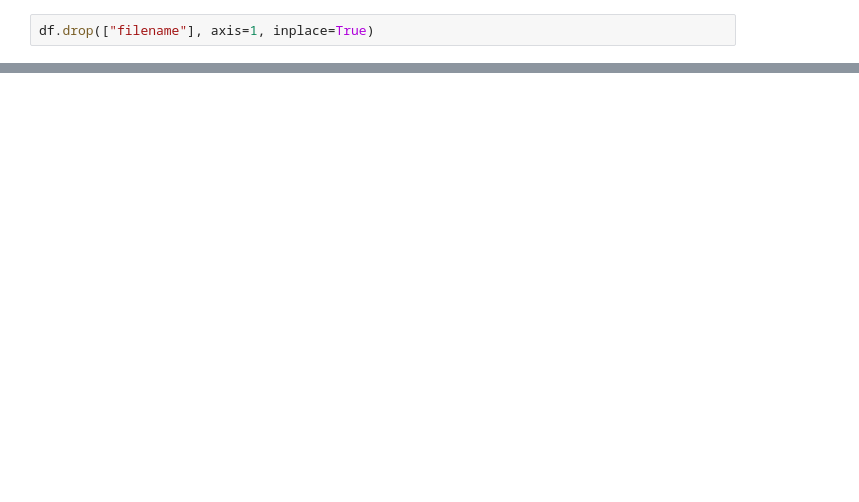
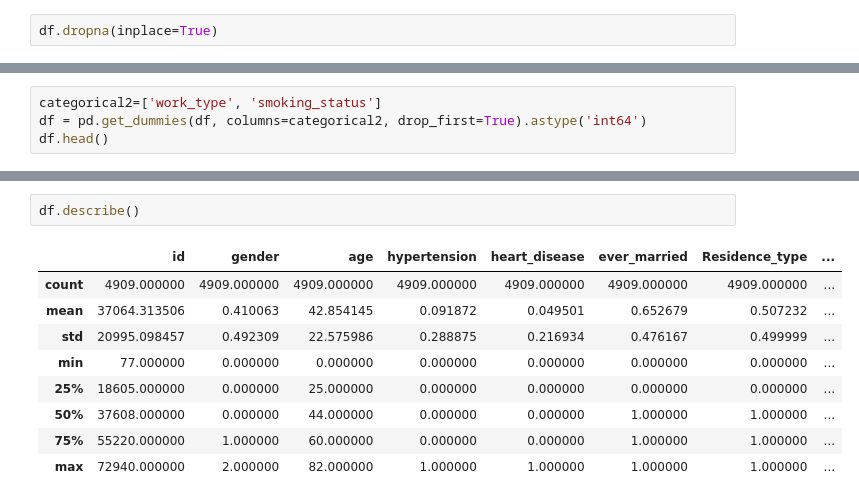
Before and after one commit to santitKU/subset-selection, a Jupyter notebook: subset_select.ipynb, the cells around one changed output, grey strips where cells are left out. Drawn from its saved outputs; the diff is of its cells as text; blank space fills up the shorter version.

```diff
--- a/subset_select.ipynb
+++ b/subset_select.ipynb
@@ -60,2 +52,2 @@ dtype: int64
 # %%
-df.drop(["filename"], axis=1, inplace=True)
+df.dropna(inplace=True)
@@ -61,0 +68,4 @@ df.drop(["filename"], axis=1, inplace=True)
+# %%
+categorical2=['work_type', 'smoking_status']
+df = pd.get_dummies(df, columns=categorical2, drop_first=True).astype('int64')
+df.head()
@@ -61,0 +79,12 @@ df.drop(["filename"], axis=1, inplace=True)
+# %%
+df.describe()
+# %% [output]
+|  | id | gender | age | hypertension | heart_disease | ever_married | Residence_type | ... |
+| count | 4909.000000 | 4909.000000 | 4909.000000 | 4909.000000 | 4909.000000 | 4909.000000 | 4909.000000 | ... |
+| mean | 37064.313506 | 0.410063 | 42.854145 | 0.091872 | 0.049501 | 0.652679 | 0.507232 | ... |
+| std | 20995.098457 | 0.492309 | 22.575986 | 0.288875 | 0.216934 | 0.476167 | 0.499999 | ... |
+| min | 77.000000 | 0.000000 | 0.000000 | 0.000000 | 0.000000 | 0.000000 | 0.000000 | ... |
+| 25% | 18605.000000 | 0.000000 | 25.000000 | 0.000000 | 0.000000 | 0.000000 | 0.000000 | ... |
+| 50% | 37608.000000 | 0.000000 | 44.000000 | 0.000000 | 0.000000 | 1.000000 | 1.000000 | ... |
+| 75% | 55220.000000 | 1.000000 | 60.000000 | 0.000000 | 0.000000 | 1.000000 | 1.000000 | ... |
+| max | 72940.000000 | 2.000000 | 82.000000 | 1.000000 | 1.000000 | 1.000000 | 1.000000 | ... |
```
Also changed, not shown: parts of 25 cells of this notebook, 5 other files.
